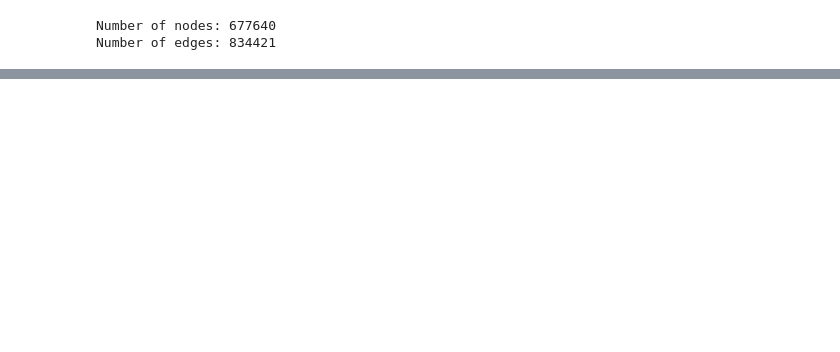
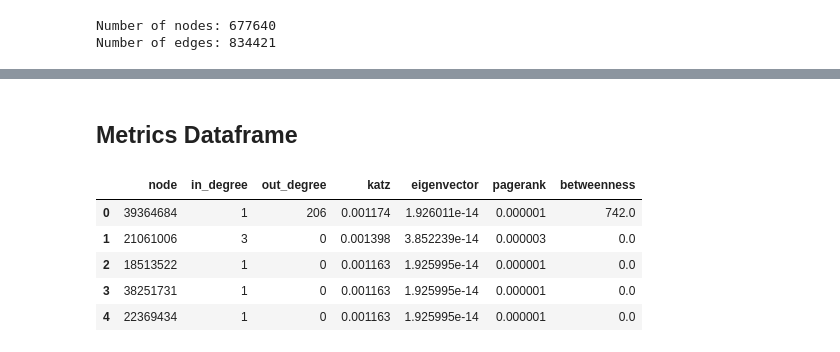
Before and after one commit to Xron7/FakeNewsDetection, a Jupyter notebook: network/network_analysis.ipynb, the cells around one changed output, grey strips where cells are left out. Saved outputs shown, nothing was run; the diff lists cells and outputs as text; code cells hidden in the pictures; blank space fills up the shorter version.

```diff
--- a/network/network_analysis.ipynb
+++ b/network/network_analysis.ipynb
@@ -18,19 +36,17 @@ Number of edges: 834421
 in_degree              = dict(G.in_degree())
 out_degree             = dict(G.out_degree())
 katz_centrality        = nx.katz_centrality(G)
-betweenness_centrality = nx.betweenness_centrality(G)
 eigenvector_centrality = nx.eigenvector_centrality(G, max_iter=1000)
 pagerank               = nx.pagerank(G)
 
-# Create a DataFrame
 data = {
     'node':        list(G.nodes),
     'in_degree':   [in_degree[node] for node in G.nodes],
     'out_degree':  [out_degree[node] for node in G.nodes],
     'katz':        [katz_centrality[node] for node in G.nodes],
-    'betweenness': [betweenness_centrality[node] for node in G.nodes],
     'eigenvector': [eigenvector_centrality[node] for node in G.nodes],
     'pagerank':    [pagerank[node] for node in G.nodes]
 }
 
-df = pd.DataFrame(data)
+metrics_df = pd.DataFrame(data)
+metrics_df.head()
@@ -36,0 +64,6 @@ df = pd.DataFrame(data)
+# %%
+df = pd.read_csv("network.csv", header = None)
+df.columns = ['source','target', 'weight']
+df["weight"] = df["weight"].apply(lambda x: 0.0001 if x <= 0 else x)
+
+df.head()
@@ -36,0 +77,7 @@ df = pd.DataFrame(data)
+# %%
+edge_list = list(zip(df["source"], df["target"], df["weight"]))
+G = ig.Graph.TupleList(edge_list, directed=True, edge_attrs=["weight"])
+# %%
+bt = G.betweenness(directed=True, weights=G.es["weight"])
+bt_df = pd.DataFrame({"node": G.vs["name"], "betweenness": bt})
+bt_df.head()
@@ -36,0 +91,12 @@ df = pd.DataFrame(data)
+# %% [markdown]
+## Metrics Dataframe
+# %%
+metrics_df = metrics_df.merge(bt_df, on="node")
+metrics_df.head()
+# %% [output]
+|  | node | in_degree | out_degree | katz | eigenvector | pagerank | betweenness |
+| 0 | 39364684 | 1 | 206 | 0.001174 | 1.926011e-14 | 0.000001 | 742.0 |
+| 1 | 21061006 | 3 | 0 | 0.001398 | 3.852239e-14 | 0.000003 | 0.0 |
+| 2 | 18513522 | 1 | 0 | 0.001163 | 1.925995e-14 | 0.000001 | 0.0 |
+| 3 | 38251731 | 1 | 0 | 0.001163 | 1.925995e-14 | 0.000001 | 0.0 |
+| 4 | 22369434 | 1 | 0 | 0.001163 | 1.925995e-14 | 0.000001 | 0.0 |
```
Also changed, not shown: parts of 9 cells of this notebook.
